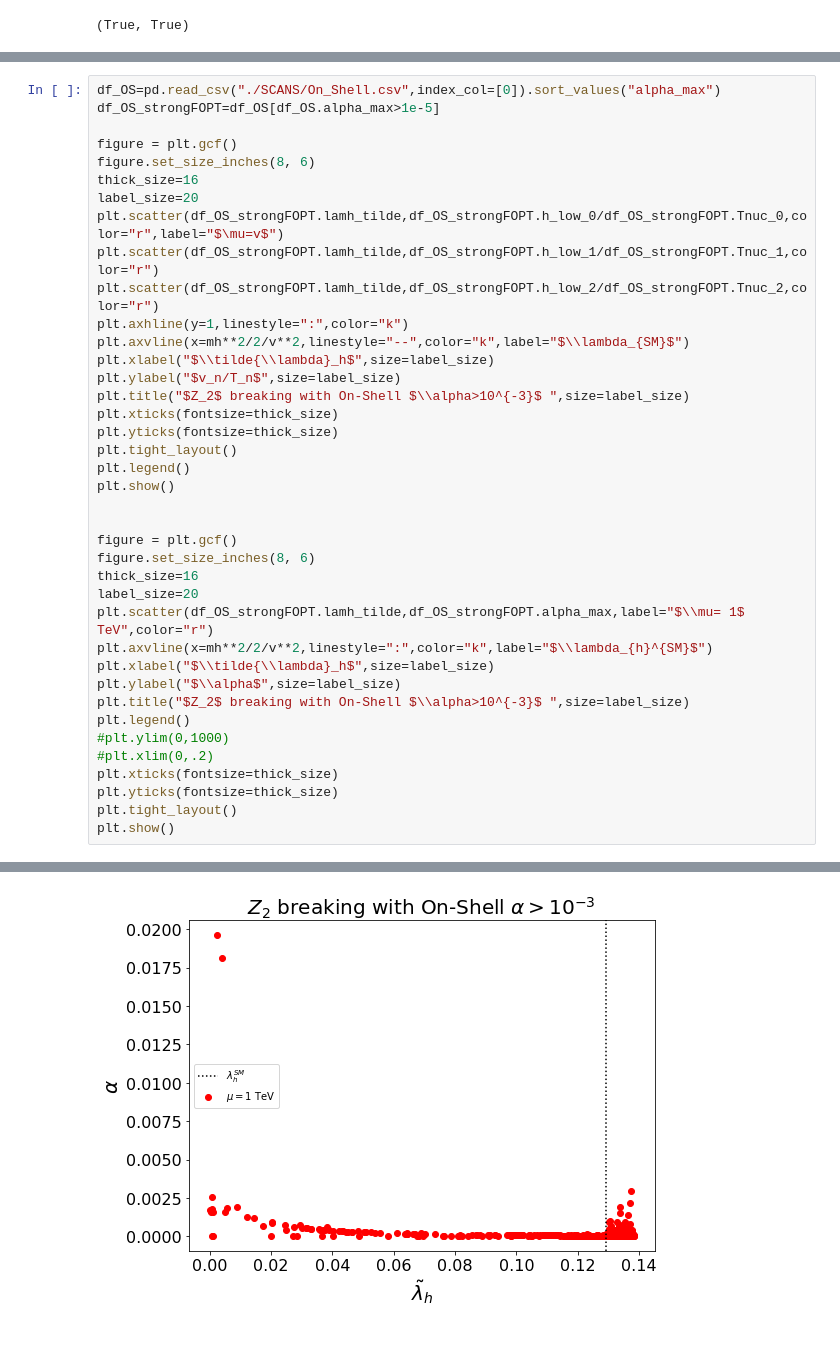
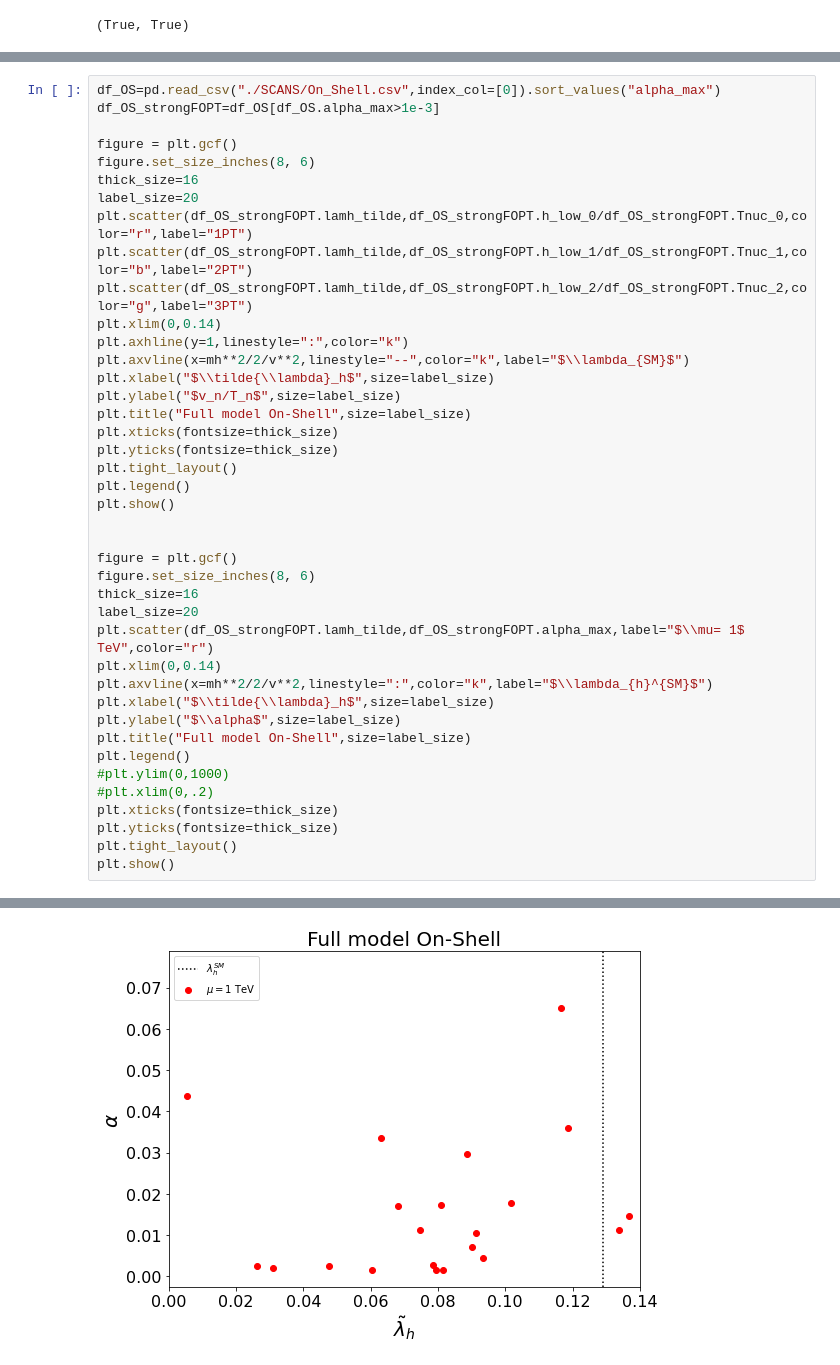
Before and after one commit to PB-316/Z_2breaking-PT-BAU, a Jupyter notebook: Data_Analysis_OnShell.ipynb, the cells around one changed output, grey strips where cells are left out. Saved outputs shown, nothing was run; the diff lists cells and outputs as text.

```diff
--- a/Data_Analysis_OnShell.ipynb
+++ b/Data_Analysis_OnShell.ipynb
@@ -599,19 +655,20 @@ plt.show()
 # %%
 df_OS=pd.read_csv("./SCANS/On_Shell.csv",index_col=[0]).sort_values("alpha_max")
-df_OS_strongFOPT=df_OS[df_OS.alpha_max>1e-5]
+df_OS_strongFOPT=df_OS[df_OS.alpha_max>1e-3]
 
 figure = plt.gcf()
 figure.set_size_inches(8, 6)
 thick_size=16
 label_size=20
-plt.scatter(df_OS_strongFOPT.lamh_tilde,df_OS_strongFOPT.h_low_0/df_OS_strongFOPT.Tnuc_0,color="r",label="$\mu=v$")
-plt.scatter(df_OS_strongFOPT.lamh_tilde,df_OS_strongFOPT.h_low_1/df_OS_strongFOPT.Tnuc_1,color="r")
-plt.scatter(df_OS_strongFOPT.lamh_tilde,df_OS_strongFOPT.h_low_2/df_OS_strongFOPT.Tnuc_2,color="r")
+plt.scatter(df_OS_strongFOPT.lamh_tilde,df_OS_strongFOPT.h_low_0/df_OS_strongFOPT.Tnuc_0,color="r",label="1PT")
+plt.scatter(df_OS_strongFOPT.lamh_tilde,df_OS_strongFOPT.h_low_1/df_OS_strongFOPT.Tnuc_1,color="b",label="2PT")
+plt.scatter(df_OS_strongFOPT.lamh_tilde,df_OS_strongFOPT.h_low_2/df_OS_strongFOPT.Tnuc_2,color="g",label="3PT")
+plt.xlim(0,0.14)
 plt.axhline(y=1,linestyle=":",color="k")
 plt.axvline(x=mh**2/2/v**2,linestyle="--",color="k",label="$\\lambda_{SM}$")
 plt.xlabel("$\\tilde{\\lambda}_h$",size=label_size)
 plt.ylabel("$v_n/T_n$",size=label_size)
-plt.title("$Z_2$ breaking with On-Shell $\\alpha>10^{-3}$ ",size=label_size)
+plt.title("Full model On-Shell",size=label_size)
 plt.xticks(fontsize=thick_size)
 plt.yticks(fontsize=thick_size)
 plt.tight_layout()
@@ -624,10 +681,11 @@ figure.set_size_inches(8, 6)
 thick_size=16
 label_size=20
 plt.scatter(df_OS_strongFOPT.lamh_tilde,df_OS_strongFOPT.alpha_max,label="$\\mu= 1$ TeV",color="r")
+plt.xlim(0,0.14)
 plt.axvline(x=mh**2/2/v**2,linestyle=":",color="k",label="$\\lambda_{h}^{SM}$")
 plt.xlabel("$\\tilde{\\lambda}_h$",size=label_size)
 plt.ylabel("$\\alpha$",size=label_size)
-plt.title("$Z_2$ breaking with On-Shell $\\alpha>10^{-3}$ ",size=label_size)
+plt.title("Full model On-Shell",size=label_size)
 plt.legend()
 #plt.ylim(0,1000)
 #plt.xlim(0,.2)
@@ -640,3 +698,3 @@ plt.show()
-[figure, old version]
+[figure, new version]
 # %%
 df_OS=pd.read_csv("./SCANS/On_Shell.csv",index_col=[0]).sort_values("alpha_max")
```
Also changed, not shown: parts of 11 cells of this notebook, 31 other files.
